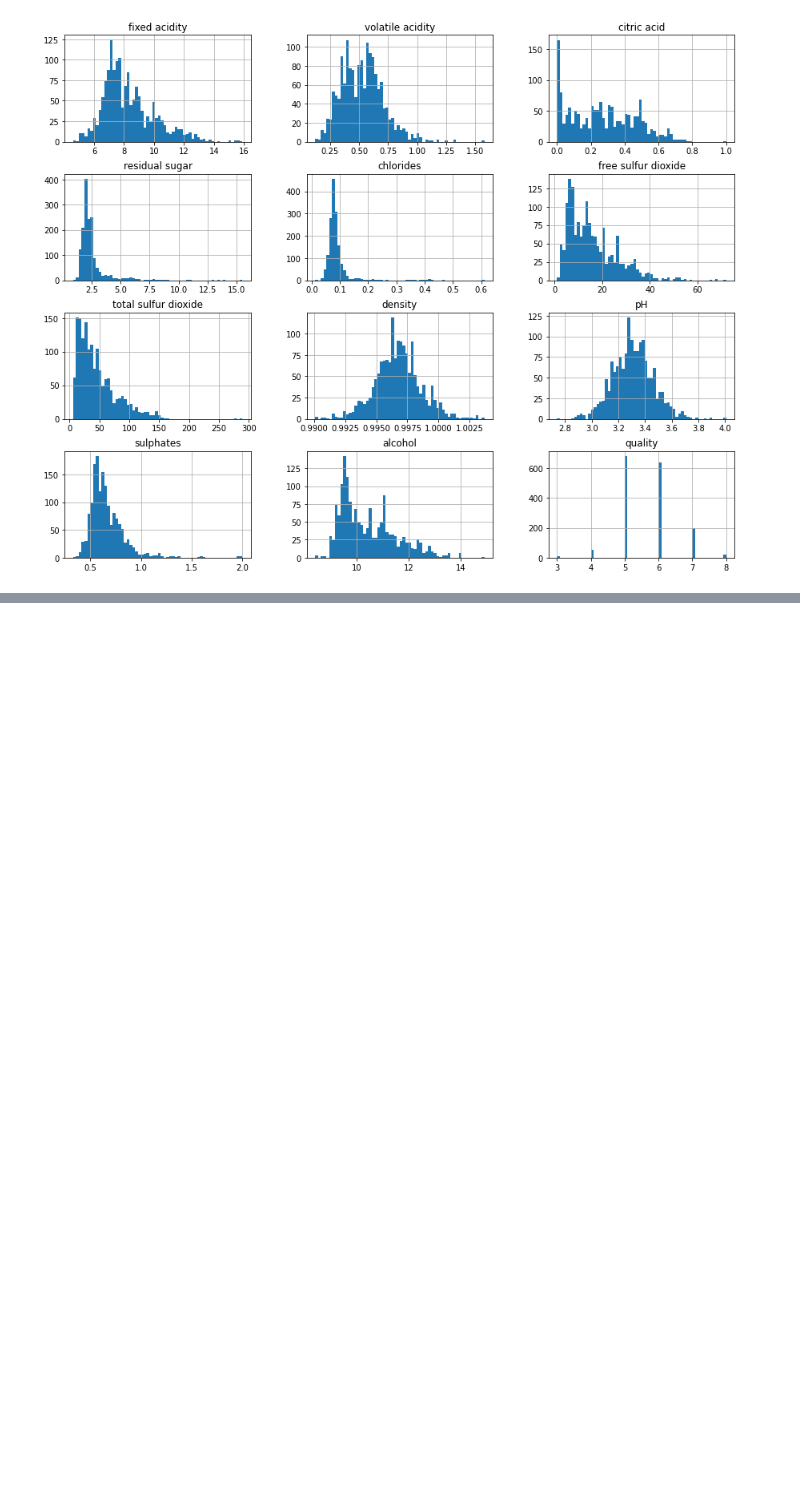
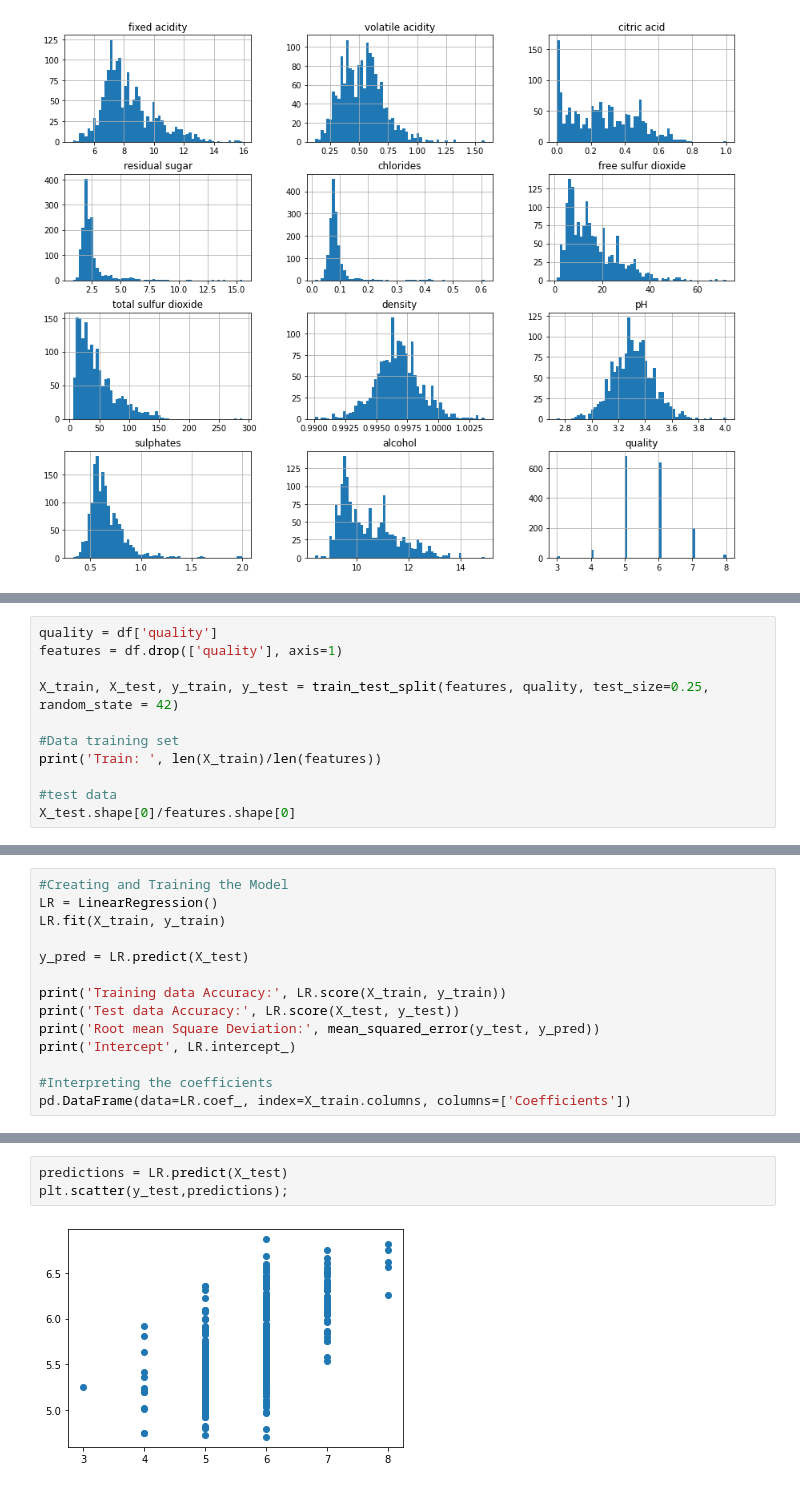
Before and after one commit to GalKoaz/Final-assignment, a Jupyter notebook: Regression.ipynb, the cells around one changed output, grey strips where cells are left out. Drawn from its saved outputs; the diff is of its cells as text; blank space fills up the shorter version.

Commit message:
add and repair regression

```diff
--- a/Regression.ipynb
+++ b/Regression.ipynb
@@ -105,0 +111,11 @@ sn.heatmap(df.corr(), annot=True);
+# %%
+quality = df['quality']
+features = df.drop(['quality'], axis=1)
+
+X_train, X_test, y_train, y_test = train_test_split(features, quality, test_size=0.25, random_state = 42)
+
+#Data training set
+print('Train: ', len(X_train)/len(features))
+
+#test data
+X_test.shape[0]/features.shape[0]
@@ -105,0 +129,14 @@ sn.heatmap(df.corr(), annot=True);
+# %%
+#Creating and Training the Model
+LR = LinearRegression()
+LR.fit(X_train, y_train)
+
+y_pred = LR.predict(X_test)
+
+print('Training data Accuracy:', LR.score(X_train, y_train))
+print('Test data Accuracy:', LR.score(X_test, y_test))
+print('Root mean Square Deviation:', mean_squared_error(y_test, y_pred))
+print('Intercept', LR.intercept_)
+
+#Interpreting the coefficients
+pd.DataFrame(data=LR.coef_, index=X_train.columns, columns=['Coefficients'])
@@ -105,0 +160,5 @@ sn.heatmap(df.corr(), annot=True);
+# %%
+predictions = LR.predict(X_test)
+plt.scatter(y_test,predictions);
+# %% [output]
+[figure, added]
```
Also changed, not shown: parts of 7 cells of this notebook.
